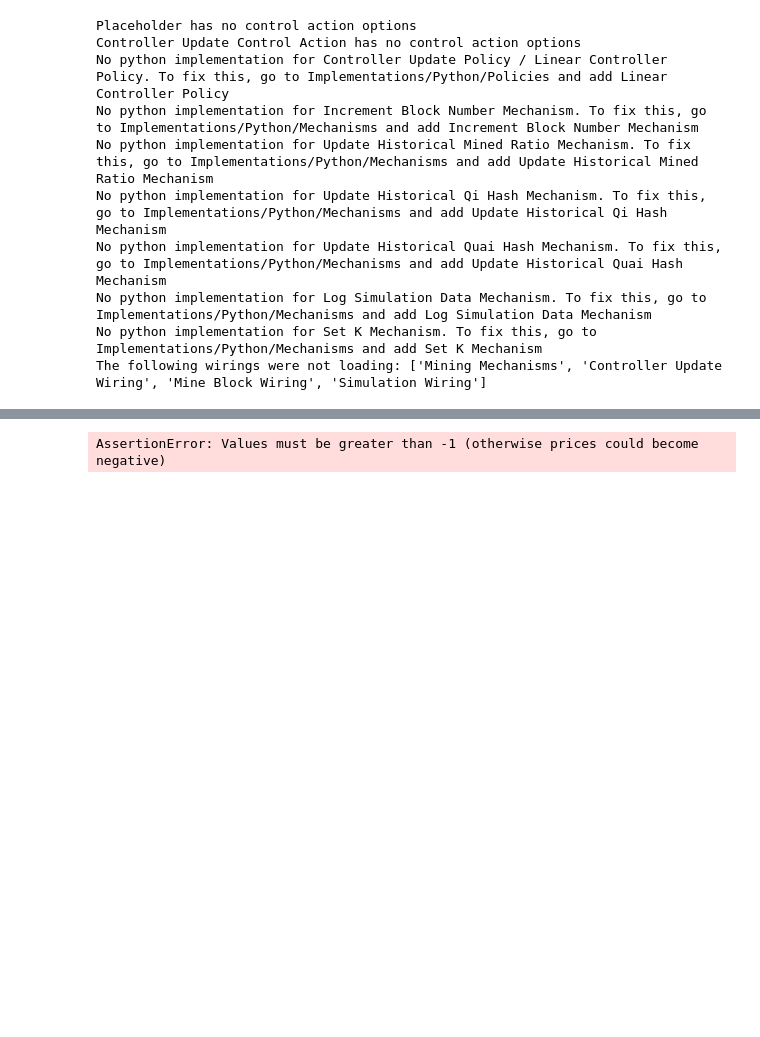
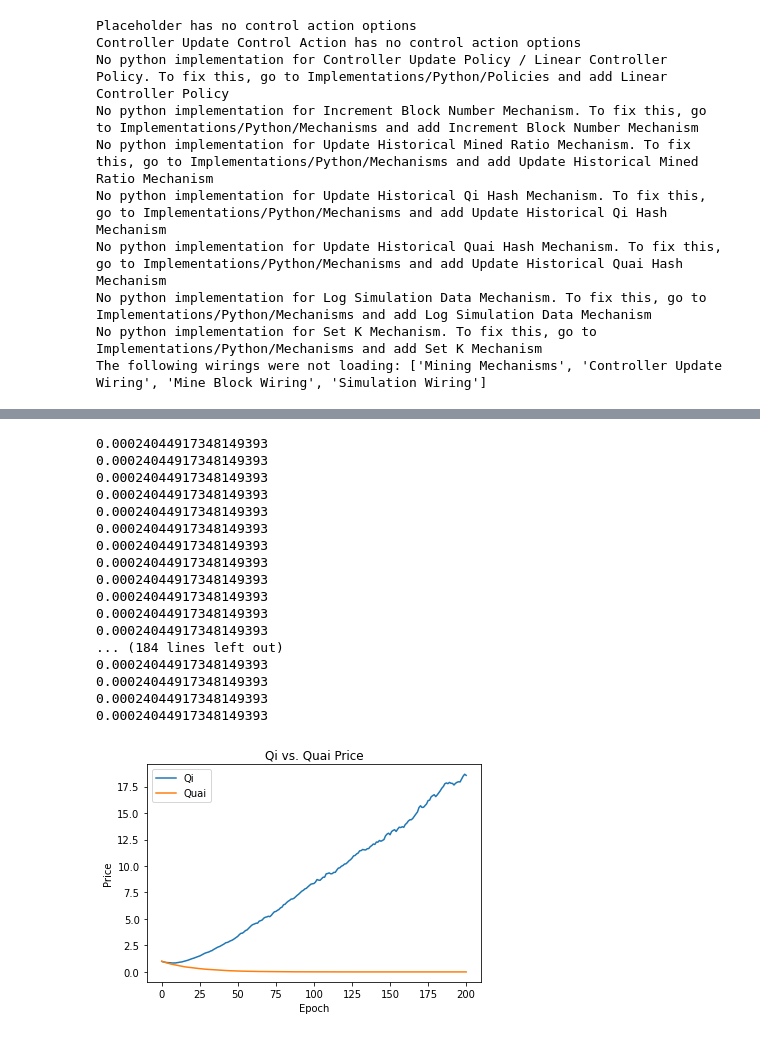
Before and after one commit to dominant-strategies/Quai-Macro-Model, a Jupyter notebook: Spec/Prices Examples.ipynb, the cells around one changed output, grey strips where cells are left out. Saved outputs shown, nothing was run; the diff lists cells and outputs as text; code cells hidden in the pictures; blank space fills up the shorter version.

Commit message:
Fix error

```diff
--- a/Spec/Prices Examples.ipynb
+++ b/Spec/Prices Examples.ipynb
@@ -64,23 +64,41 @@ pprint(state)
 # %%
 import matplotlib.pyplot as plt
 state, params = msi.prepare_state_and_params(state_base, params_base, state_preperation_functions=[], parameter_preperation_functions=[])
 
 qi_price = []
 quai_price = []
 epochs = list(range(0, 201))
 qi_price.append(state["Qi Price"])
 quai_price.append(state["Quai Price"])
-for _ in epochs[1:]:
+for bn in epochs[1:]:
+    state["Block Number"] = bn
     msi.wiring['Price Movements Wiring'](state, params, [])
     qi_price.append(state["Qi Price"])
     quai_price.append(state["Quai Price"])
 
 plt.plot(epochs, qi_price)
 plt.plot(epochs, quai_price)
 plt.xlabel("Epoch")
 plt.ylabel("Price")
 plt.title("Qi vs. Quai Price")
 plt.legend(["Qi", "Quai"])
 plt.show()
 # %% [output]
-AssertionError: Values must be greater than -1 (otherwise prices could become negative)
+0.00024044917348149393
+0.00024044917348149393
+0.00024044917348149393
+0.00024044917348149393
+0.00024044917348149393
+0.00024044917348149393
+0.00024044917348149393
+0.00024044917348149393
+0.00024044917348149393
+0.00024044917348149393
+0.00024044917348149393
+0.00024044917348149393
+... (184 lines left out)
+0.00024044917348149393
+0.00024044917348149393
+0.00024044917348149393
+0.00024044917348149393
+[figure, added]
```
Also changed, not shown: parts of 1 cell of this notebook, 2 other files.
